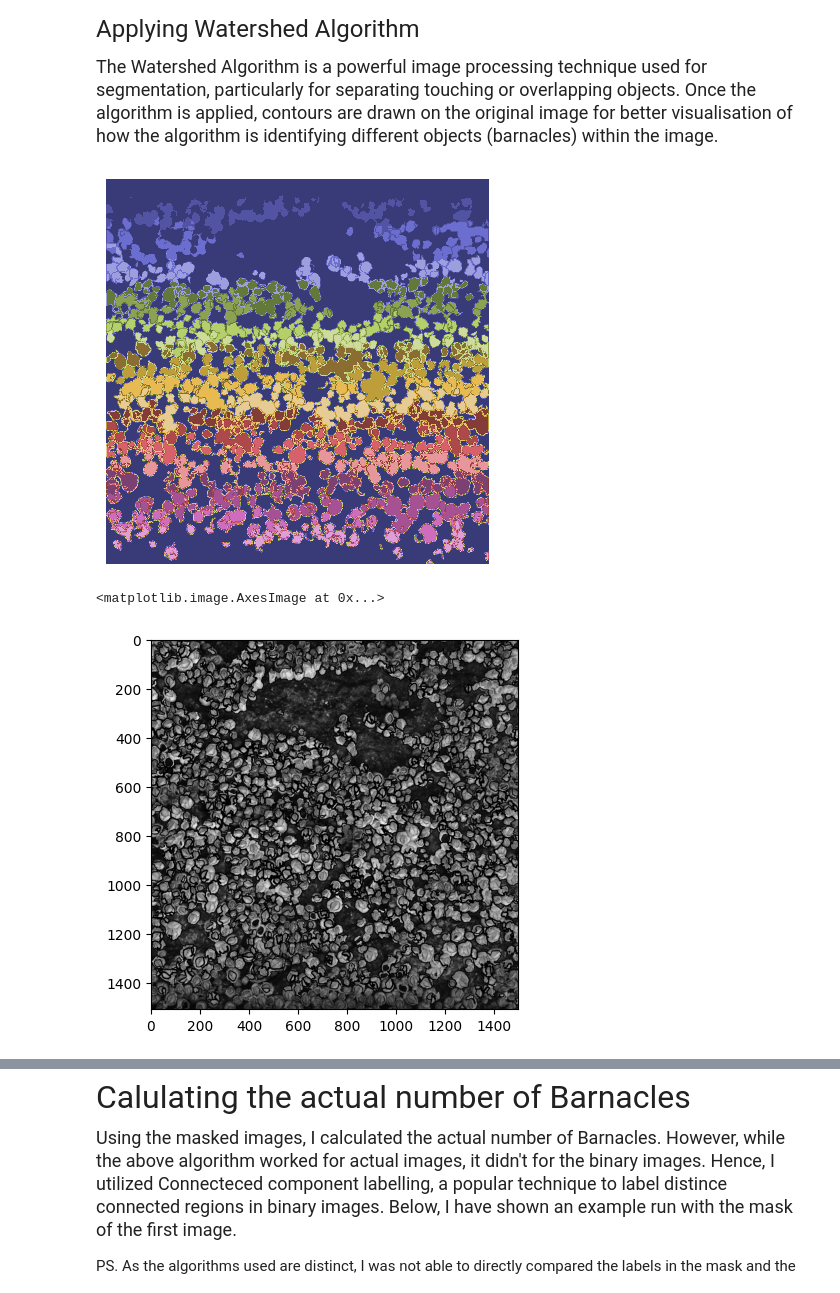
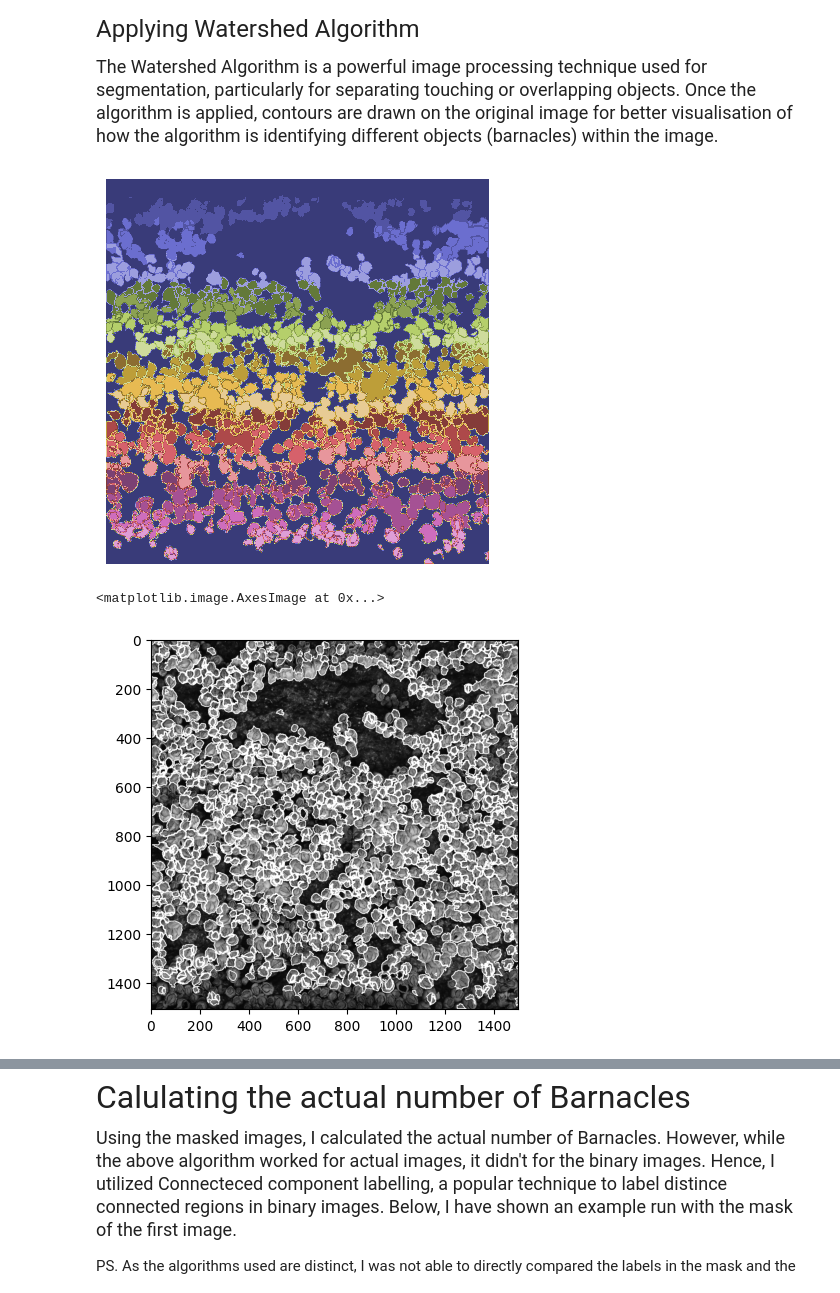
Before and after one commit to arses-ui/Barnacles, a Jupyter notebook: scripts/traditionalcv.ipynb, the cells around one changed output, grey strips where cells are left out. Drawn from its saved outputs; the diff is of its cells as text; code cells hidden in the pictures.

```diff
--- a/scripts/traditionalcv.ipynb
+++ b/scripts/traditionalcv.ipynb
@@ -61,7 +61,7 @@ Obtained threshold: 80.0
 <font size =5> Removing noise
 # %%
 # noise removal
-kernel = cv2.getStructuringElement(cv2.MORPH_RECT, (3, 3))
+kernel = cv2.getStructuringElement(cv2.MORPH_RECT, (5, 5))
 cleaned_image = cv2.morphologyEx(image_after_otsu,
                            cv2.MORPH_OPEN,
                            kernel,
@@ -135,35 +135,35 @@ plt.show()
 # %%
 # watershed Algorithm
 img_array = np.array(image).astype(np.uint8)
 markers = cv2.watershed(img_array, markers)
 
 fig, ax = plt.subplots(figsize=(5, 5))
 ax.imshow(markers, cmap="tab20b")
 ax.axis('off')
 plt.show()
 
 
 labels = np.unique(markers)
 
 barnacles = []
 for label in labels[2:]:
 
 # Create a binary image in which only the area of the label is in the foreground and the rest of the image is in the background
     target = np.where(markers == label, 255, 0).astype(np.uint8)
 
   # Perform contour extraction on the created binary image
     contours, hierarchy = cv2.findContours(
         target, cv2.RETR_EXTERNAL, cv2.CHAIN_APPROX_SIMPLE
     )
     barnacles.append(contours[0])
 
 # Draw the outline
-image = cv2.drawContours(image_array, barnacles, -1, color=(0, 23, 223), thickness=2)
+image = cv2.drawContours(image_array, barnacles, -1, color=(255, 255, 255), thickness=2)
 plt.imshow(image, cmap ='grey')
 # %% [output]
-[figure, old version]
+[figure, new version]
 <matplotlib.image.AxesImage at 0x...>
-[figure, old version]
+[figure, new version]
 # %%
 print(f"The number of barnacles is {len(barnacles)}")
 # %% [output]
```
Also changed, not shown: parts of 6 cells of this notebook, 1 other file.
